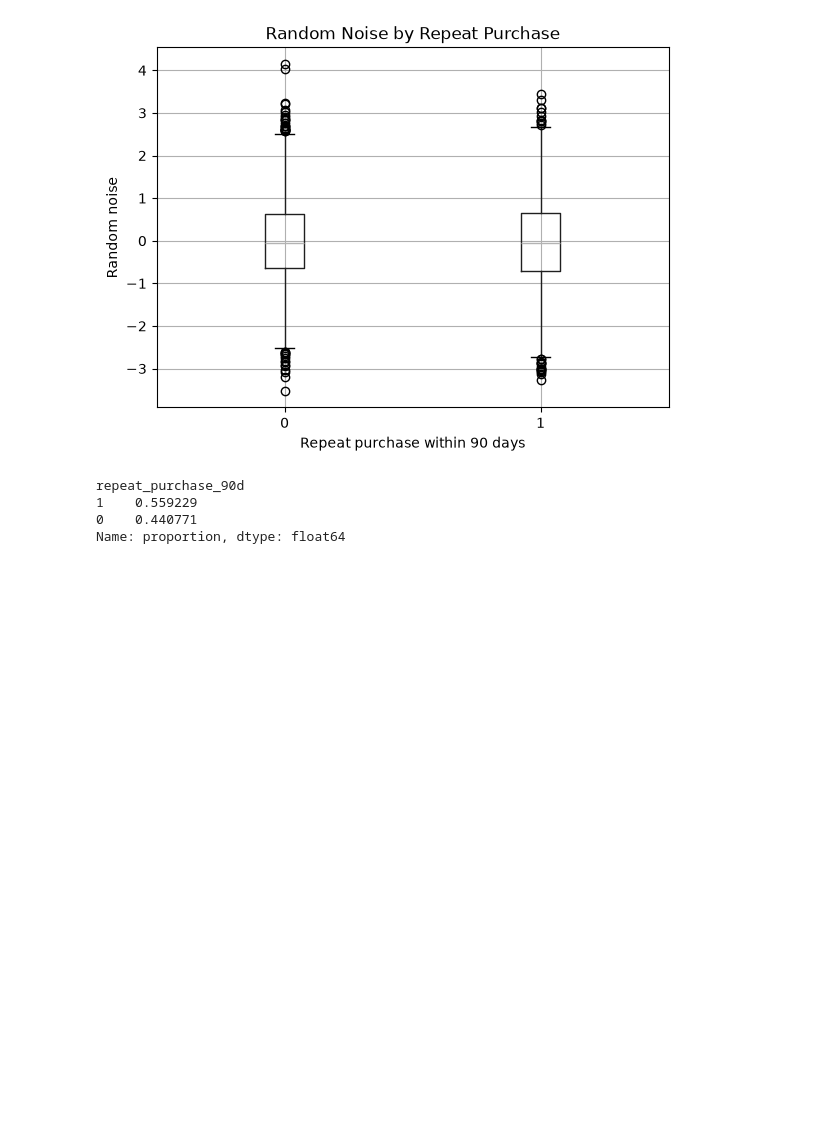
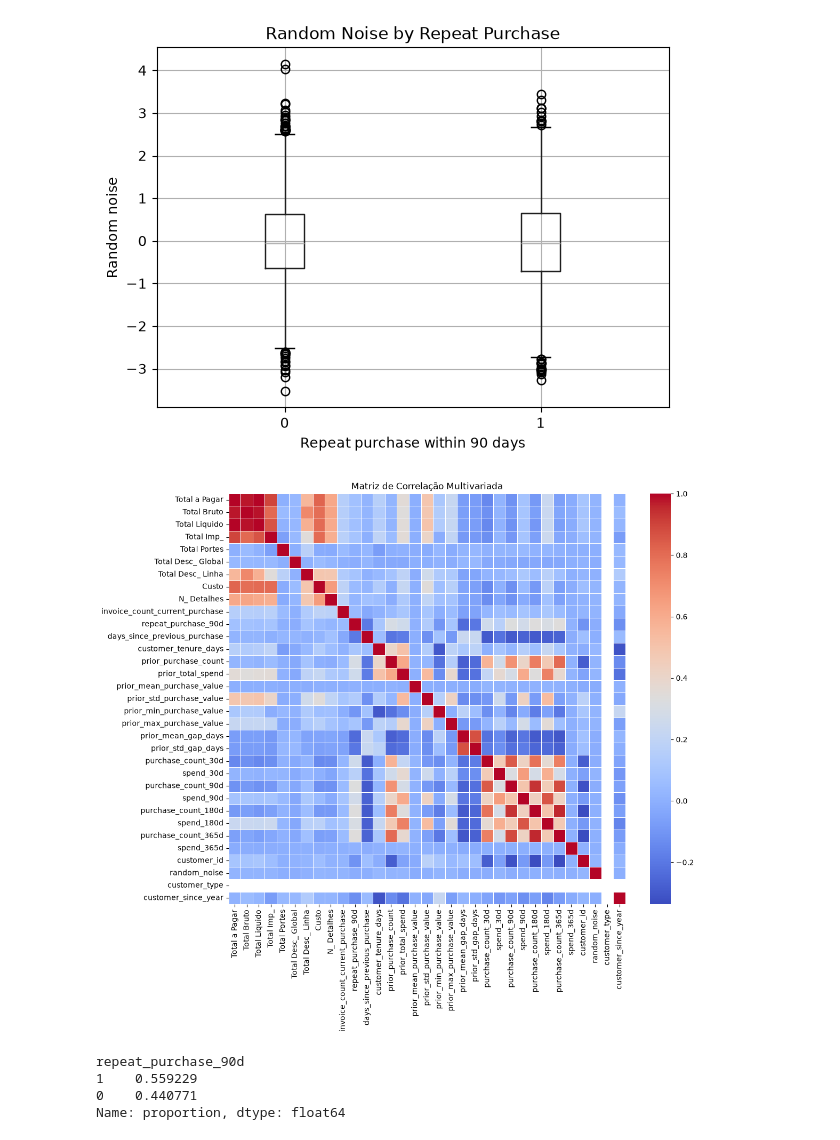
Before and after one commit to MiguelSantos00/Predicting-Repeat-Purchases-ML, a Jupyter notebook: notebooks/Homework_Group06_Exploration.ipynb, the cells around one changed output. Cells and saved outputs as stored; diff of their text form; code cells hidden in the pictures; blank space fills up the shorter version.

Commit message:
matriz correlação

```diff
--- a/notebooks/Homework_Group06_Exploration.ipynb
+++ b/notebooks/Homework_Group06_Exploration.ipynb
@@ -437,6 +437,23 @@ plt.suptitle("")
 plt.show()
 # %% [output]
 [figure]
+# %%
+import seaborn as sns
+import matplotlib.pyplot as plt
+
+# Selecionar apenas as colunas numéricas (incluindo o target)
+numeric_df = raw_data.select_dtypes(include=['number'])
+
+# Calcular a correlação
+corr_matrix = numeric_df.corr()
+
+# Desenhar o Heatmap (Mapa de Calor)
+plt.figure(figsize=(12, 10))
+sns.heatmap(corr_matrix, annot=False, cmap='coolwarm', linewidths=0.5)
+plt.title("Matriz de Correlação Multivariada")
+plt.show()
+# %% [output]
+[figure, added]
 # %%
 raw_data.drop(columns=["random_noise"], inplace=True)
 # %%
```
